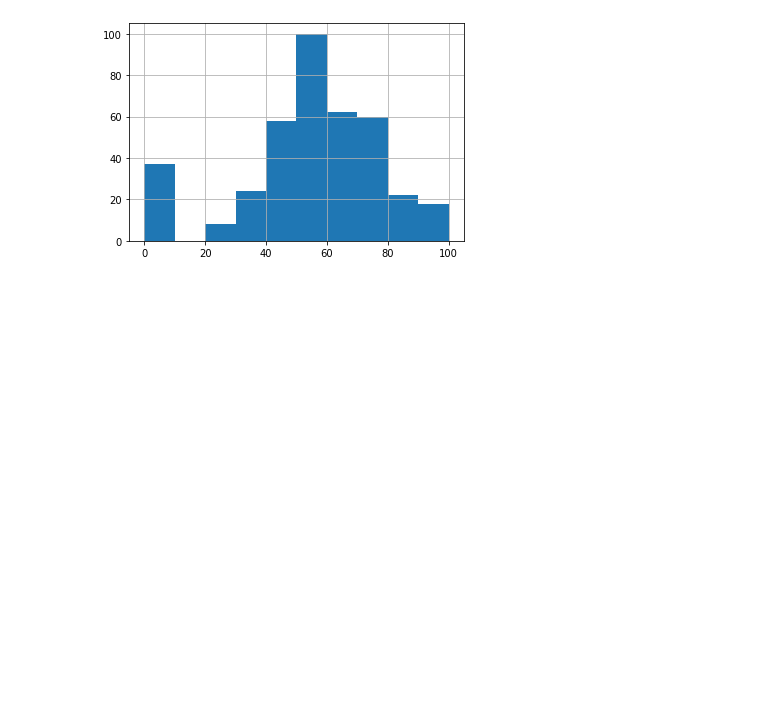
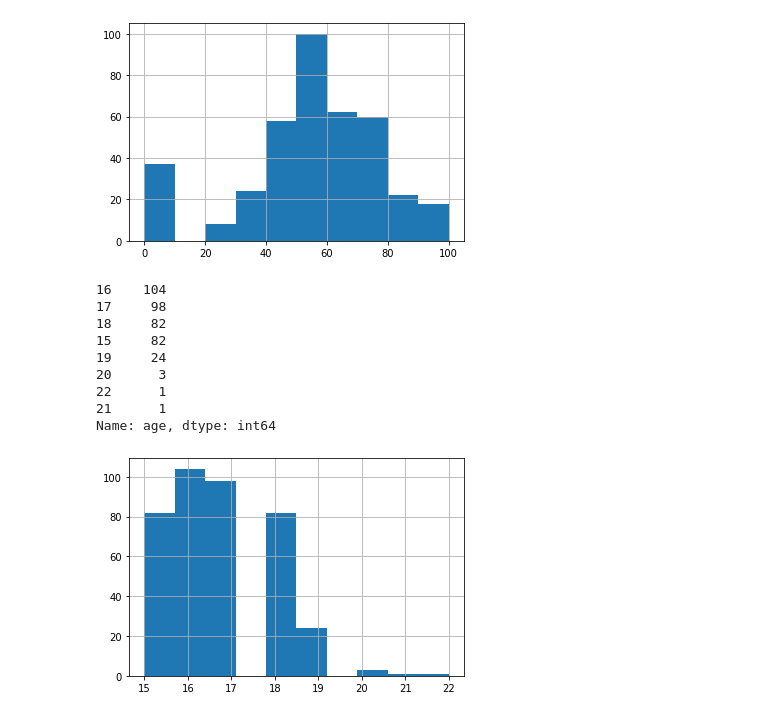
Before and after one commit to aberkoveo/skillfactory, a Jupyter notebook: Projects/Project_2/stud_math_EDA.ipynb, the cells around one changed output. Cells and saved outputs as stored; diff of their text form; code cells hidden in the pictures; blank space fills up the shorter version.

```diff
--- a/Projects/Project_2/stud_math_EDA.ipynb
+++ b/Projects/Project_2/stud_math_EDA.ipynb
@@ -53,3 +53,8 @@ data.head()
 | 4 | GP | F | 16 | U | GT3 | T | 3.0 | 3.0 | other | other | home | ... |
 # %% [markdown]
 # PRIMARY PROCESSING DATA
+# %%
+# Заменим в соотв. колонках слова YES и NO на бинарные значения
+data[['school_sup', 'fam_sup', 'paid', 'activities', 'nursery', 'higher', 'internet', 'romantic']] = data[['school_sup', 'fam_sup', 'paid', 'activities', 'nursery', 'higher', 'internet', 'romantic']].apply(yn_to_binary)
+
+data
@@ -110,0 +130,18 @@ Name: score, dtype: int64
+# %%
+# колонка age : видим, что основная часть данных распределена между 15 и 18 годами
+# небольбшая доля значений 19
+# совсем небольшая доля выше 19, возможно, совсем незначительная
+# Однако все значения не выходят за рамки выбросов
+data.age.hist()
+data.age.value_counts(dropna=False)
+# %% [output]
+16    104
+17     98
+18     82
+15     82
+19     24
+20      3
+22      1
+21      1
+Name: age, dtype: int64
+[figure, added]
```
Also changed, not shown: parts of 11 cells of this notebook, 1 other file.
